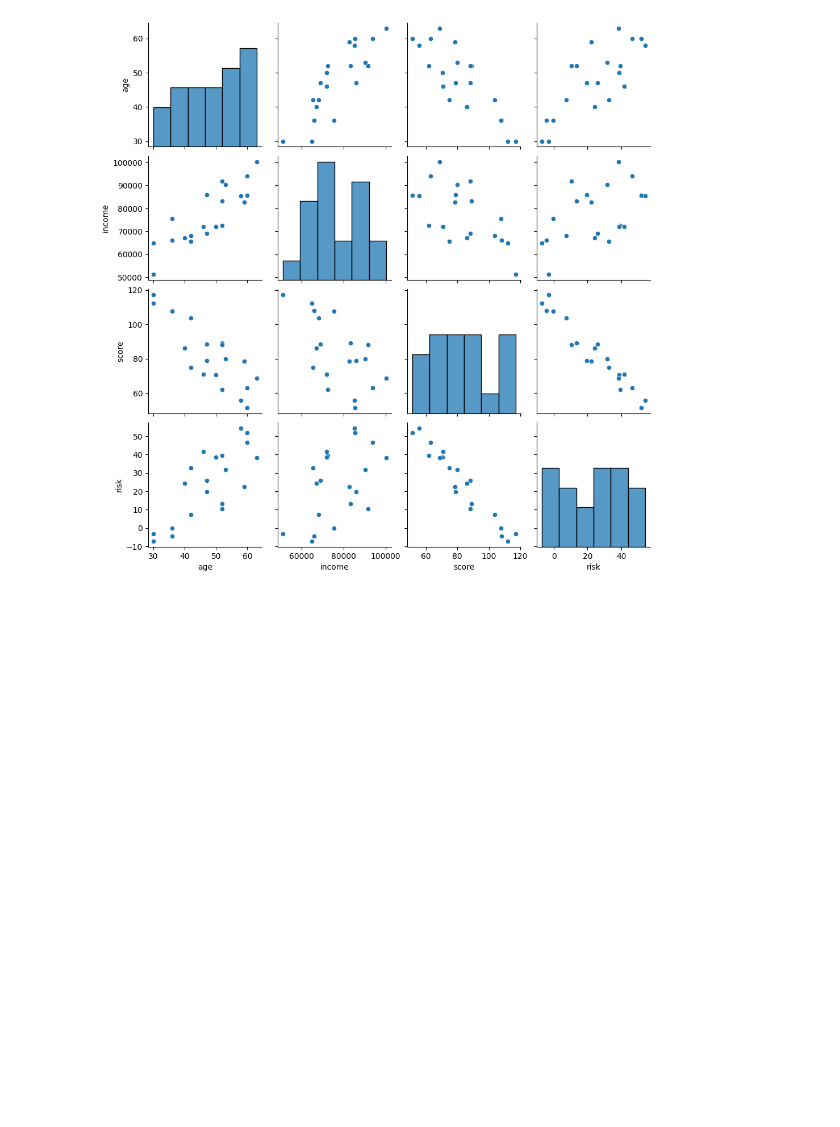
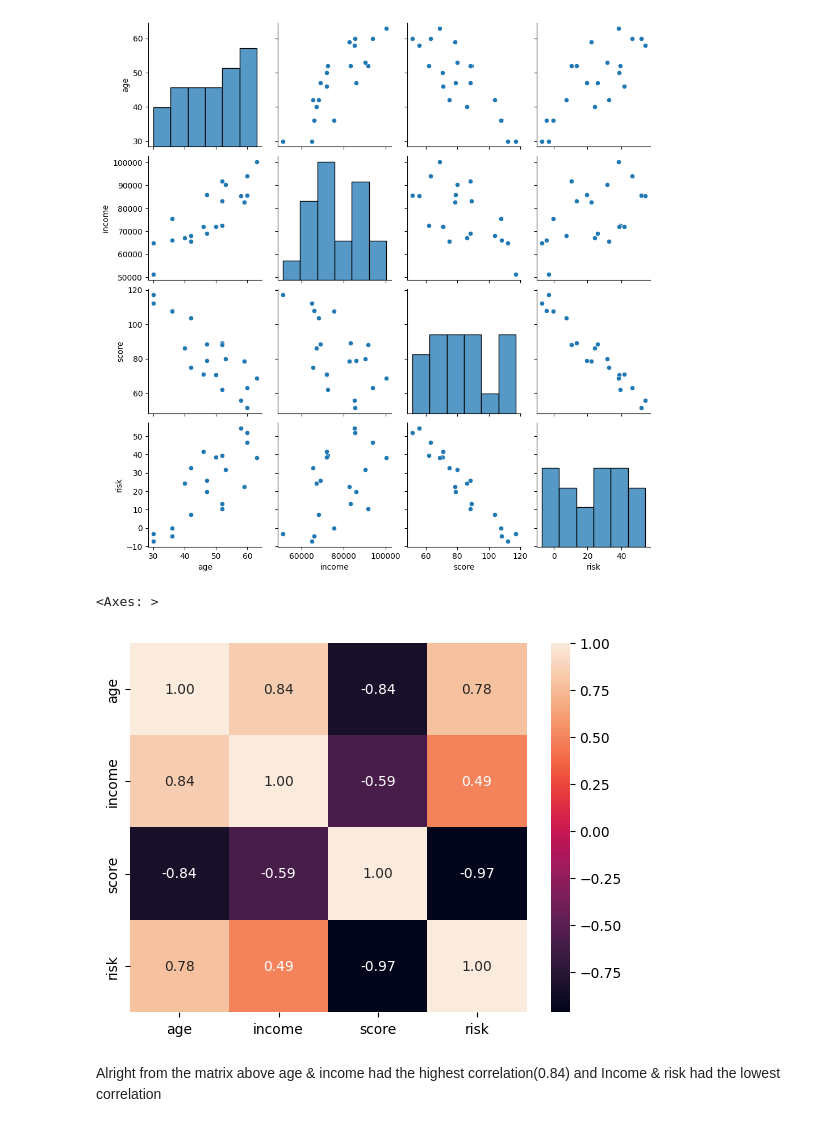
Before and after one commit to AkumaGPT/practice_seaborn, a Jupyter notebook: main.ipynb, the cells around one changed output. Saved outputs shown, nothing was run; the diff lists cells and outputs as text; code cells hidden in the pictures; blank space fills up the shorter version.

Commit message:
did a recall test for pearson's correlation

```diff
--- a/main.ipynb
+++ b/main.ipynb
@@ -259,3 +259,16 @@ plt.show()
 # %% [output]
 [figure]
 [figure]
+# %%
+# recall test
+df = pd.read_csv("pairplot_heatmap_data.csv")
+
+corr = df.corr()
+corr
+
+sns.heatmap(corr, annot=True, fmt=".2f")
+# %% [output]
+<Axes: >
+[figure, added]
+# %% [markdown]
+Alright from the matrix above age & income had the highest correlation(0.84) and Income & risk had the lowest correlation
```
